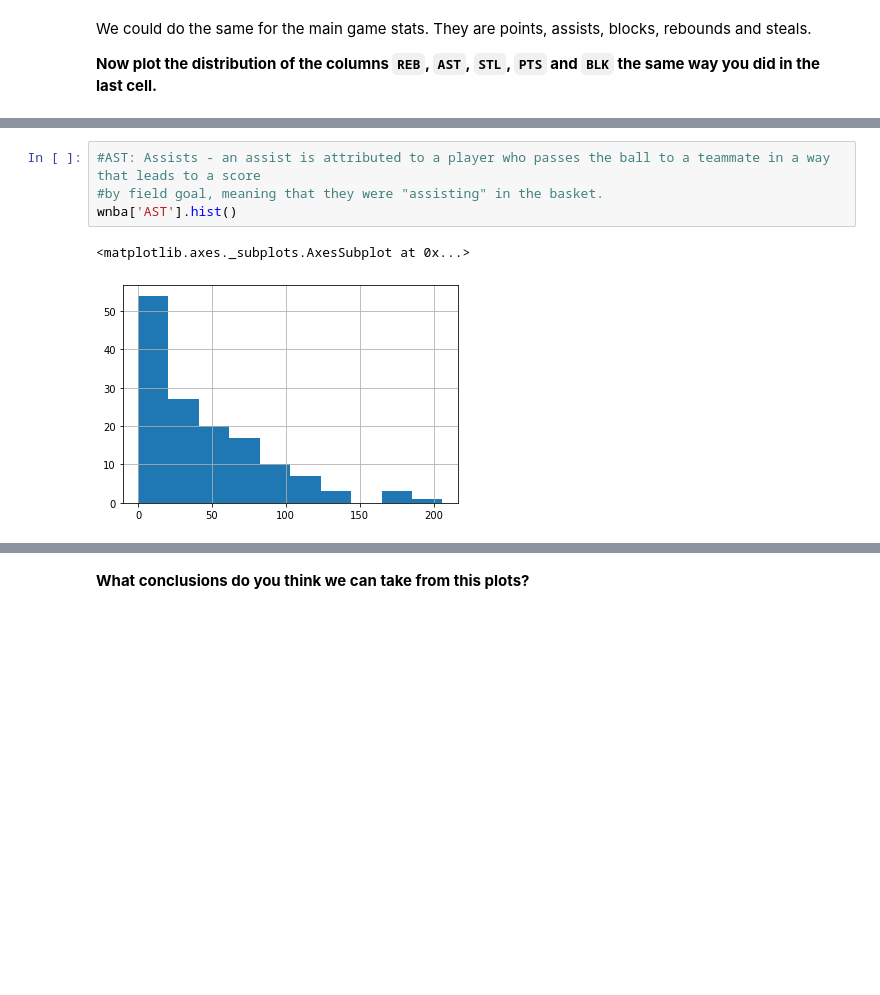
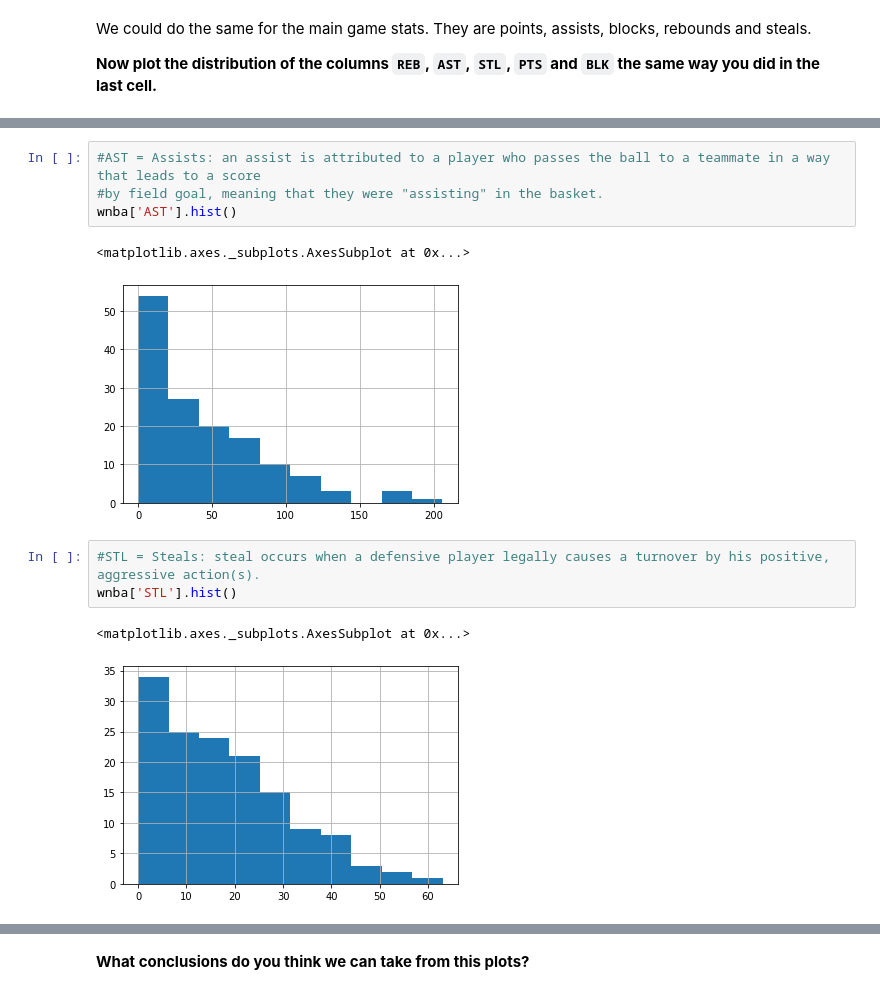
Before and after one commit to ironhack-datalabs/dataV2-labs, a Jupyter notebook: module-2/M2-mini-project2/your-code/2.-Exploratory-Data-Analysis.ipynb, the cells around one changed output, grey strips where cells are left out. Saved outputs shown, nothing was run; the diff lists cells and outputs as text; blank space fills up the shorter version.

```diff
--- a/module-2/M2-mini-project2/your-code/2.-Exploratory-Data-Analysis.ipynb
+++ b/module-2/M2-mini-project2/your-code/2.-Exploratory-Data-Analysis.ipynb
@@ -123,7 +122,13 @@ wnba['REB'].hist()
 # %%
-#AST: Assists - an assist is attributed to a player who passes the ball to a teammate in a way that leads to a score
+#AST = Assists: an assist is attributed to a player who passes the ball to a teammate in a way that leads to a score
 #by field goal, meaning that they were "assisting" in the basket.
 wnba['AST'].hist()
 # %% [output]
 <matplotlib.axes._subplots.AxesSubplot at 0x...>
 [figure]
+# %%
+#STL = Steals: steal occurs when a defensive player legally causes a turnover by his positive, aggressive action(s).
+wnba['STL'].hist()
+# %% [output]
+<matplotlib.axes._subplots.AxesSubplot at 0x...>
+[figure, added]
```
Also changed, not shown: parts of 10 cells of this notebook, 2 other files.
